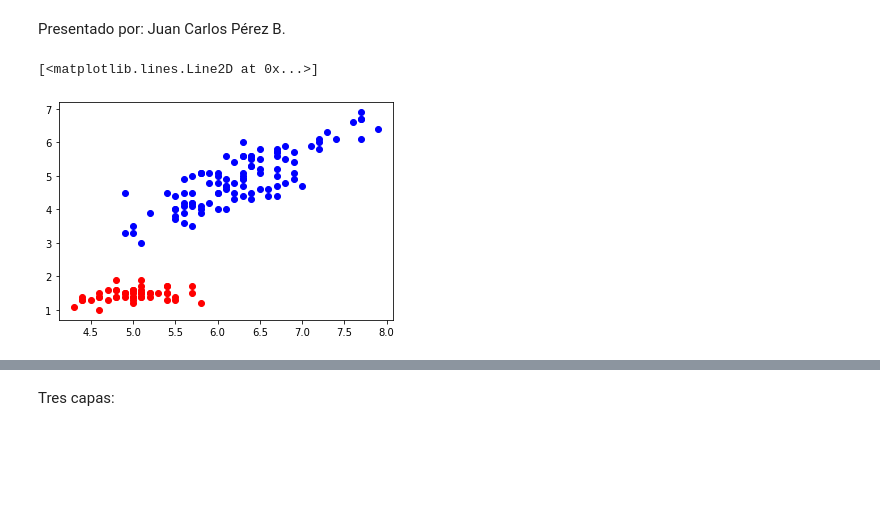
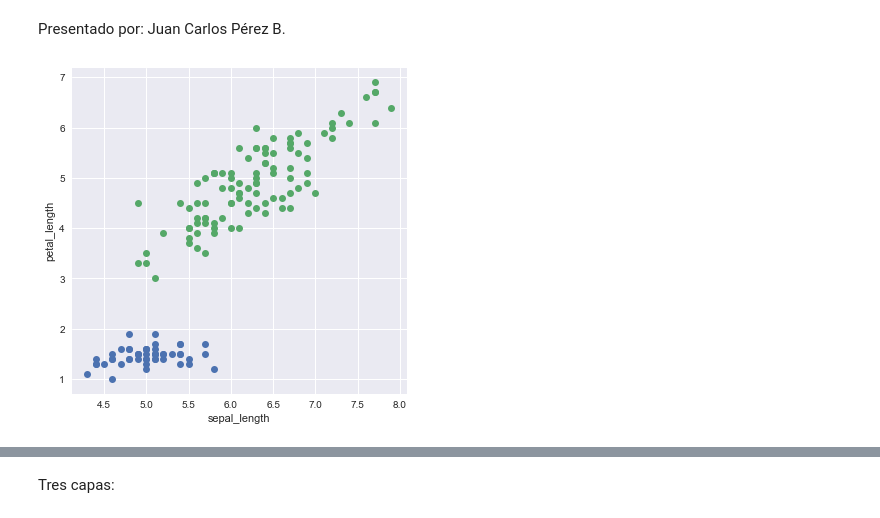
Before and after one commit to juan-p-b/PerezJuanCarlos_RECV_Entrega3, a Jupyter notebook: PerezJuanCarlos_RECV_Entrega3.ipynb, the cells around one changed output, grey strips where cells are left out. Cells and saved outputs as stored; diff of their text form; code cells hidden in the pictures; blank space fills up the shorter version.

```diff
--- a/PerezJuanCarlos_RECV_Entrega3.ipynb
+++ b/PerezJuanCarlos_RECV_Entrega3.ipynb
@@ -5,6 +5,7 @@ Presentado por: Juan Carlos Pérez B.
 # %%
 import pandas as pd
 import matplotlib.pyplot as plt
+plt.style.use('seaborn')
 import numpy as np
 # %%
 data = pd.read_csv('iris.data',names=['sepal_length','sepal_width','petal_length','petal_width','class'])
@@ -21,11 +22,14 @@ class_2 = cl == 'Iris-versicolor'
 class_3 = cl == 'Iris-virginica'
 clb =class_0.astype(int)
 # %%
-plt.plot(x1[class_0],x2[class_0],'o',c='red',label='Iris-setosa')
-plt.plot(x1[class_1],x2[class_1],'o',c='blue',label='Otras')
+fig =plt.figure(figsize=(6,6))
+plt.plot(x1[class_0],x2[class_0],'o',label='Iris-setosa')
+plt.plot(x1[class_1],x2[class_1],'o',label='Otras')
+plt.xlabel('sepal_length')
+plt.ylabel('petal_length')
+plt.show()
 # %% [output]
-[<matplotlib.lines.Line2D at 0x...>]
-[figure, old version]
+[figure, new version]
 # %%
 #-- Esta es la función que queremos encontrar
 def y(x):
```
Also changed, not shown: parts of 12 cells of this notebook.
